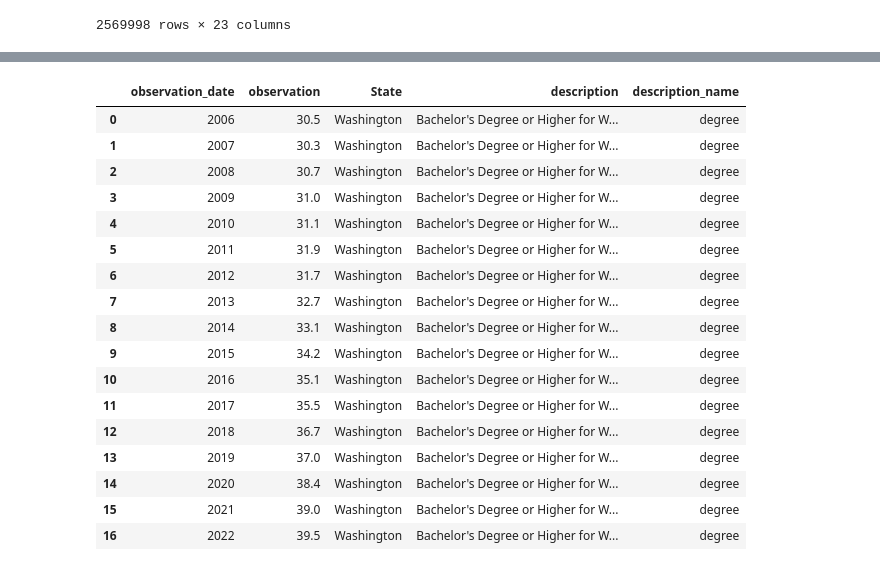
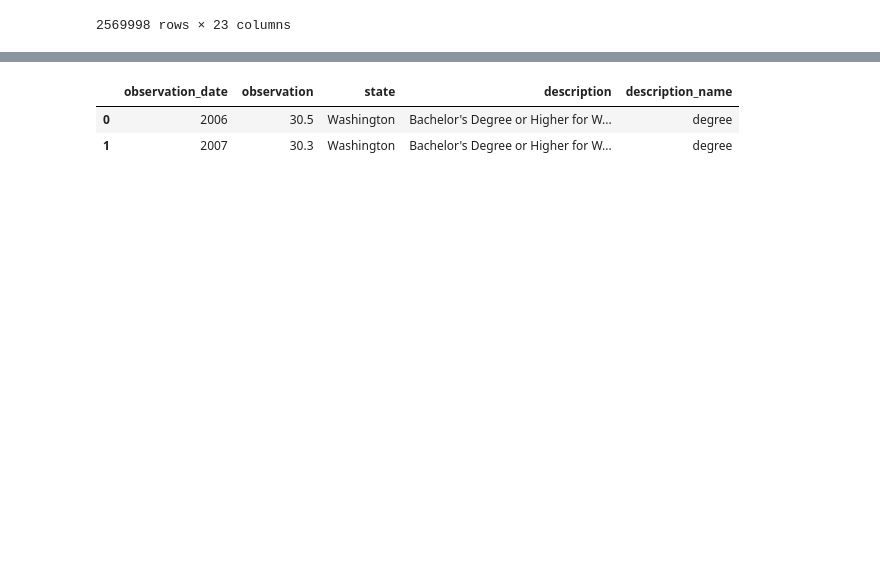
Before and after one commit to Kiirandeep/Capstone, a Jupyter notebook: Script/Unemployment2.ipynb, the cells around one changed output, grey strips where cells are left out. Drawn from its saved outputs; the diff is of its cells as text; code cells hidden in the pictures; blank space fills up the shorter version.

```diff
--- a/Script/Unemployment2.ipynb
+++ b/Script/Unemployment2.ipynb
@@ -787,26 +562,11 @@ homeownership_wa
 degree_wa = pd.read_csv('C:/Users/Kiran/Desktop/NSS/Capstone/data/Freddata/degreeWA.csv')
 degree_wa['description_name'] = 'degree'
 # %%
-degree_wa
+degree_wa.head(2)
 # %% [output]
-|  | observation_date | observation | State | description | description_name |
+|  | observation_date | observation | state | description | description_name |
 | 0 | 2006 | 30.5 | Washington | Bachelor's Degree or Higher for W... | degree |
 | 1 | 2007 | 30.3 | Washington | Bachelor's Degree or Higher for W... | degree |
-| 2 | 2008 | 30.7 | Washington | Bachelor's Degree or Higher for W... | degree |
-| 3 | 2009 | 31.0 | Washington | Bachelor's Degree or Higher for W... | degree |
-| 4 | 2010 | 31.1 | Washington | Bachelor's Degree or Higher for W... | degree |
-| 5 | 2011 | 31.9 | Washington | Bachelor's Degree or Higher for W... | degree |
-| 6 | 2012 | 31.7 | Washington | Bachelor's Degree or Higher for W... | degree |
-| 7 | 2013 | 32.7 | Washington | Bachelor's Degree or Higher for W... | degree |
-| 8 | 2014 | 33.1 | Washington | Bachelor's Degree or Higher for W... | degree |
-| 9 | 2015 | 34.2 | Washington | Bachelor's Degree or Higher for W... | degree |
-| 10 | 2016 | 35.1 | Washington | Bachelor's Degree or Higher for W... | degree |
-| 11 | 2017 | 35.5 | Washington | Bachelor's Degree or Higher for W... | degree |
-| 12 | 2018 | 36.7 | Washington | Bachelor's Degree or Higher for W... | degree |
-| 13 | 2019 | 37.0 | Washington | Bachelor's Degree or Higher for W... | degree |
-| 14 | 2020 | 38.4 | Washington | Bachelor's Degree or Higher for W... | degree |
-| 15 | 2021 | 39.0 | Washington | Bachelor's Degree or Higher for W... | degree |
-| 16 | 2022 | 39.5 | Washington | Bachelor's Degree or Higher for W... | degree |
 # %%
 degree_tx = pd.read_csv('C:/Users/Kiran/Desktop/NSS/Capstone/data/Freddata/degreeTX.csv')
 degree_tx['description_name'] = 'degree'
```
Also changed, not shown: parts of 73 cells of this notebook.
